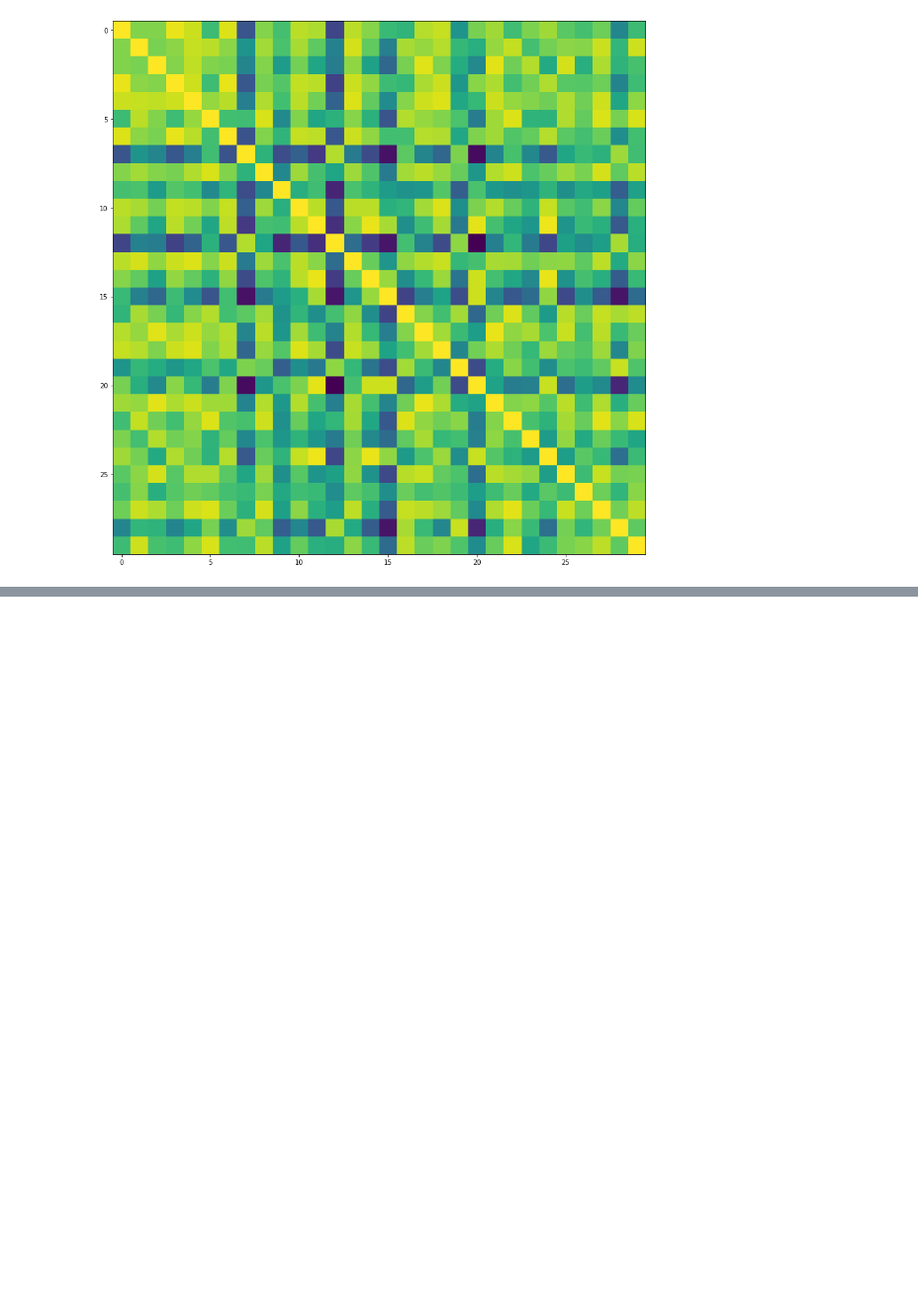
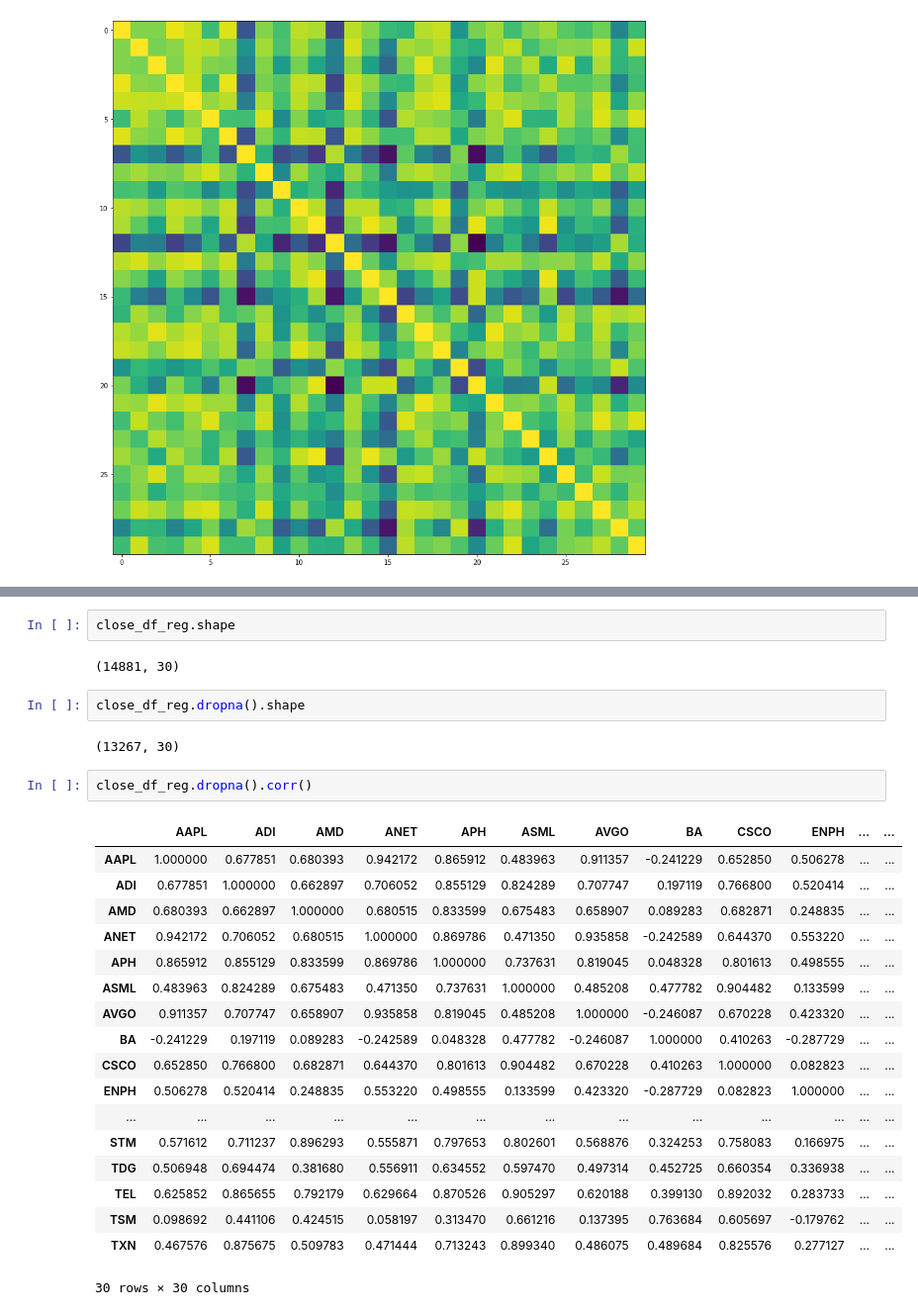
Before and after one commit to itberrios/algotrading, a Jupyter notebook: descriptive_analytics/data_explorer.ipynb, the cells around one changed output, grey strips where cells are left out. Shown: that part at 99% size. Saved outputs shown, nothing was run; the diff lists cells and outputs as text; blank space fills up the shorter version.

```diff
--- a/descriptive_analytics/data_explorer.ipynb
+++ b/descriptive_analytics/data_explorer.ipynb
@@ -143,0 +232,29 @@ plt.imshow(close_df.corr().to_numpy())
+# %%
+close_df_reg.shape
+# %% [output]
+(14881, 30)
+# %%
+close_df_reg.dropna().shape
+# %% [output]
+(13267, 30)
+# %%
+close_df_reg.dropna().corr()
+# %% [output]
+|  | AAPL | ADI | AMD | ANET | APH | ASML | AVGO | BA | CSCO | ENPH | ... | ... |
+| AAPL | 1.000000 | 0.677851 | 0.680393 | 0.942172 | 0.865912 | 0.483963 | 0.911357 | -0.241229 | 0.652850 | 0.506278 | ... | ... |
+| ADI | 0.677851 | 1.000000 | 0.662897 | 0.706052 | 0.855129 | 0.824289 | 0.707747 | 0.197119 | 0.766800 | 0.520414 | ... | ... |
+| AMD | 0.680393 | 0.662897 | 1.000000 | 0.680515 | 0.833599 | 0.675483 | 0.658907 | 0.089283 | 0.682871 | 0.248835 | ... | ... |
+| ANET | 0.942172 | 0.706052 | 0.680515 | 1.000000 | 0.869786 | 0.471350 | 0.935858 | -0.242589 | 0.644370 | 0.553220 | ... | ... |
+| APH | 0.865912 | 0.855129 | 0.833599 | 0.869786 | 1.000000 | 0.737631 | 0.819045 | 0.048328 | 0.801613 | 0.498555 | ... | ... |
+| ASML | 0.483963 | 0.824289 | 0.675483 | 0.471350 | 0.737631 | 1.000000 | 0.485208 | 0.477782 | 0.904482 | 0.133599 | ... | ... |
+| AVGO | 0.911357 | 0.707747 | 0.658907 | 0.935858 | 0.819045 | 0.485208 | 1.000000 | -0.246087 | 0.670228 | 0.423320 | ... | ... |
+| BA | -0.241229 | 0.197119 | 0.089283 | -0.242589 | 0.048328 | 0.477782 | -0.246087 | 1.000000 | 0.410263 | -0.287729 | ... | ... |
+| CSCO | 0.652850 | 0.766800 | 0.682871 | 0.644370 | 0.801613 | 0.904482 | 0.670228 | 0.410263 | 1.000000 | 0.082823 | ... | ... |
+| ENPH | 0.506278 | 0.520414 | 0.248835 | 0.553220 | 0.498555 | 0.133599 | 0.423320 | -0.287729 | 0.082823 | 1.000000 | ... | ... |
+| ... | ... | ... | ... | ... | ... | ... | ... | ... | ... | ... | ... | ... |
+| STM | 0.571612 | 0.711237 | 0.896293 | 0.555871 | 0.797653 | 0.802601 | 0.568876 | 0.324253 | 0.758083 | 0.166975 | ... | ... |
+| TDG | 0.506948 | 0.694474 | 0.381680 | 0.556911 | 0.634552 | 0.597470 | 0.497314 | 0.452725 | 0.660354 | 0.336938 | ... | ... |
+| TEL | 0.625852 | 0.865655 | 0.792179 | 0.629664 | 0.870526 | 0.905297 | 0.620188 | 0.399130 | 0.892032 | 0.283733 | ... | ... |
+| TSM | 0.098692 | 0.441106 | 0.424515 | 0.058197 | 0.313470 | 0.661216 | 0.137395 | 0.763684 | 0.605697 | -0.179762 | ... | ... |
+| TXN | 0.467576 | 0.875675 | 0.509783 | 0.471444 | 0.713243 | 0.899340 | 0.486075 | 0.489684 | 0.825576 | 0.277127 | ... | ... |
+30 rows × 30 columns
```
Also changed, not shown: parts of 18 cells of this notebook.
